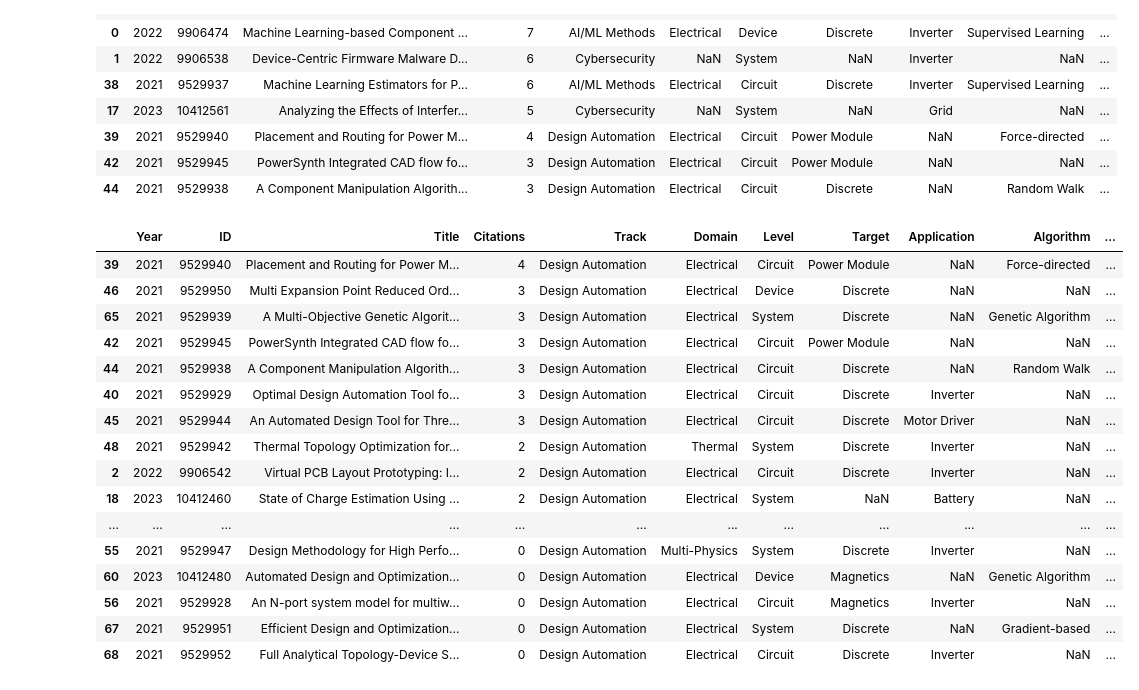
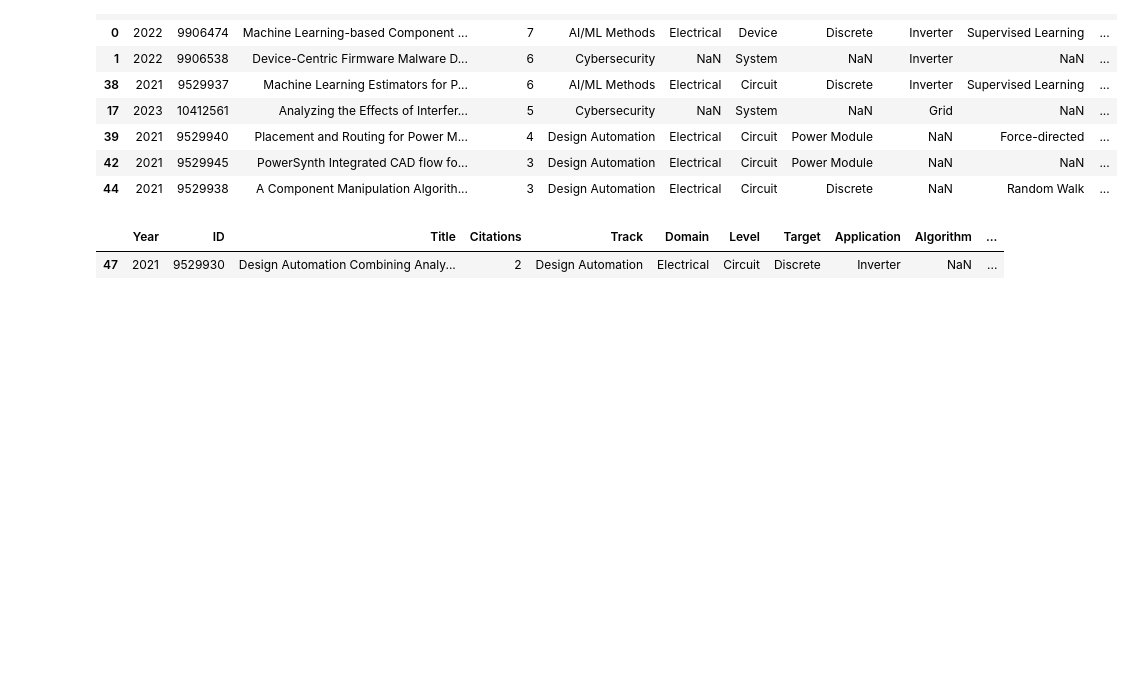
Before and after one commit to TiMo3654/APE, a Jupyter notebook: analysis.ipynb, the cells around one changed output. Saved outputs shown, nothing was run; the diff lists cells and outputs as text; code cells hidden in the pictures; blank space fills up the shorter version.

```diff
--- a/analysis.ipynb
+++ b/analysis.ipynb
@@ -47,25 +47,10 @@ df.sort_values('Citations', ascending=False).head(10)
 | 42 | 2021 | 9529945 | PowerSynth Integrated CAD flow fo... | 3 | Design Automation | Electrical | Circuit | Power Module | NaN | NaN | ... |
 | 44 | 2021 | 9529938 | A Component Manipulation Algorith... | 3 | Design Automation | Electrical | Circuit | Discrete | NaN | Random Walk | ... |
 # %%
-df[df.Track == 'Design Automation'].sort_values('Citations', ascending=False)
+df[df.Availability == 'Open-Source'].sort_values('Citations', ascending=False)
 # %% [output]
 |  | Year | ID | Title | Citations | Track | Domain | Level | Target | Application | Algorithm | ... |
-| 39 | 2021 | 9529940 | Placement and Routing for Power M... | 4 | Design Automation | Electrical | Circuit | Power Module | NaN | Force-directed | ... |
-| 46 | 2021 | 9529950 | Multi Expansion Point Reduced Ord... | 3 | Design Automation | Electrical | Device | Discrete | NaN | NaN | ... |
-| 65 | 2021 | 9529939 | A Multi-Objective Genetic Algorit... | 3 | Design Automation | Electrical | System | Discrete | NaN | Genetic Algorithm | ... |
-| 42 | 2021 | 9529945 | PowerSynth Integrated CAD flow fo... | 3 | Design Automation | Electrical | Circuit | Power Module | NaN | NaN | ... |
-| 44 | 2021 | 9529938 | A Component Manipulation Algorith... | 3 | Design Automation | Electrical | Circuit | Discrete | NaN | Random Walk | ... |
-| 40 | 2021 | 9529929 | Optimal Design Automation Tool fo... | 3 | Design Automation | Electrical | Circuit | Discrete | Inverter | NaN | ... |
-| 45 | 2021 | 9529944 | An Automated Design Tool for Thre... | 3 | Design Automation | Electrical | Circuit | Discrete | Motor Driver | NaN | ... |
-| 48 | 2021 | 9529942 | Thermal Topology Optimization for... | 2 | Design Automation | Thermal | System | Discrete | Inverter | NaN | ... |
-| 2 | 2022 | 9906542 | Virtual PCB Layout Prototyping: I... | 2 | Design Automation | Electrical | Circuit | Discrete | Inverter | NaN | ... |
-| 18 | 2023 | 10412460 | State of Charge Estimation Using ... | 2 | Design Automation | Electrical | System | NaN | Battery | NaN | ... |
-| ... | ... | ... | ... | ... | ... | ... | ... | ... | ... | ... | ... |
-| 55 | 2021 | 9529947 | Design Methodology for High Perfo... | 0 | Design Automation | Multi-Physics | System | Discrete | Inverter | NaN | ... |
-| 60 | 2023 | 10412480 | Automated Design and Optimization... | 0 | Design Automation | Electrical | Device | Magnetics | NaN | Genetic Algorithm | ... |
-| 56 | 2021 | 9529928 | An N-port system model for multiw... | 0 | Design Automation | Electrical | Circuit | Magnetics | Inverter | NaN | ... |
-| 67 | 2021 | 9529951 | Efficient Design and Optimization... | 0 | Design Automation | Electrical | System | Discrete | NaN | Gradient-based | ... |
-| 68 | 2021 | 9529952 | Full Analytical Topology-Device S... | 0 | Design Automation | Electrical | Circuit | Discrete | Inverter | NaN | ... |
+| 47 | 2021 | 9529930 | Design Automation Combining Analy... | 2 | Design Automation | Electrical | Circuit | Discrete | Inverter | NaN | ... |
 # %%
 df[df.Task == 'Model Building'].sort_values('Citations', ascending=False)
 # %% [output]
```
